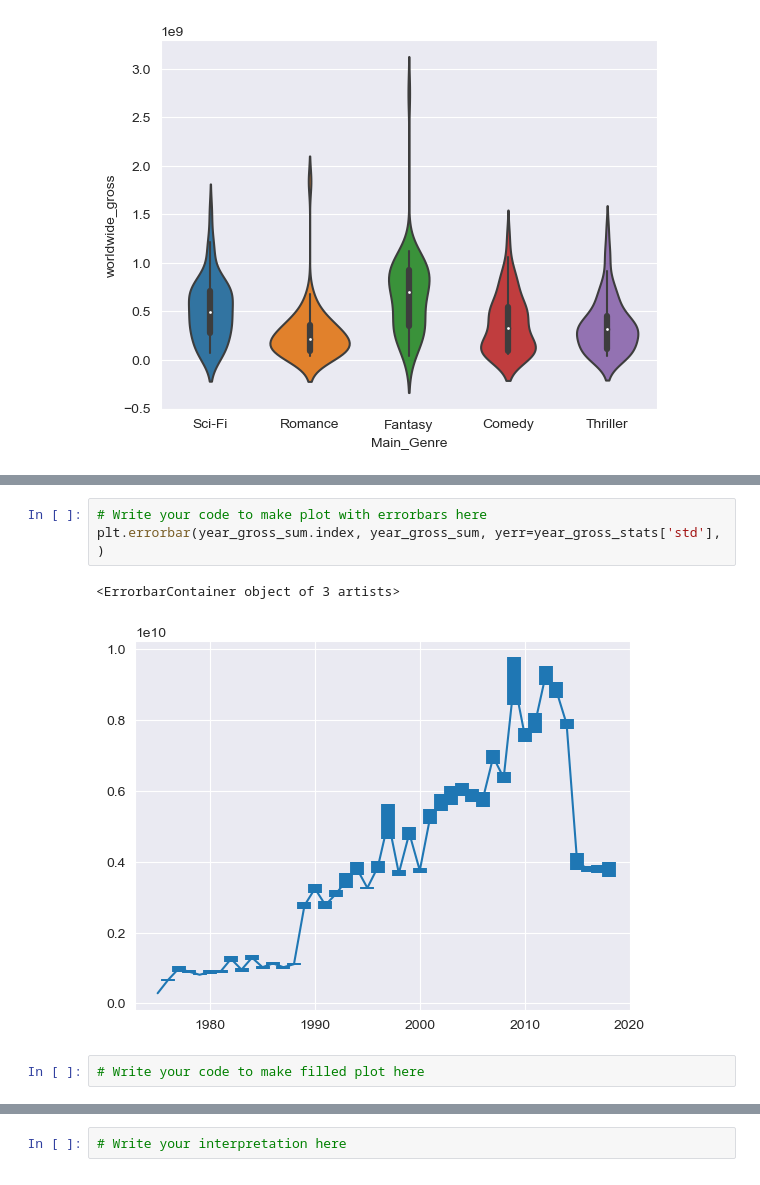
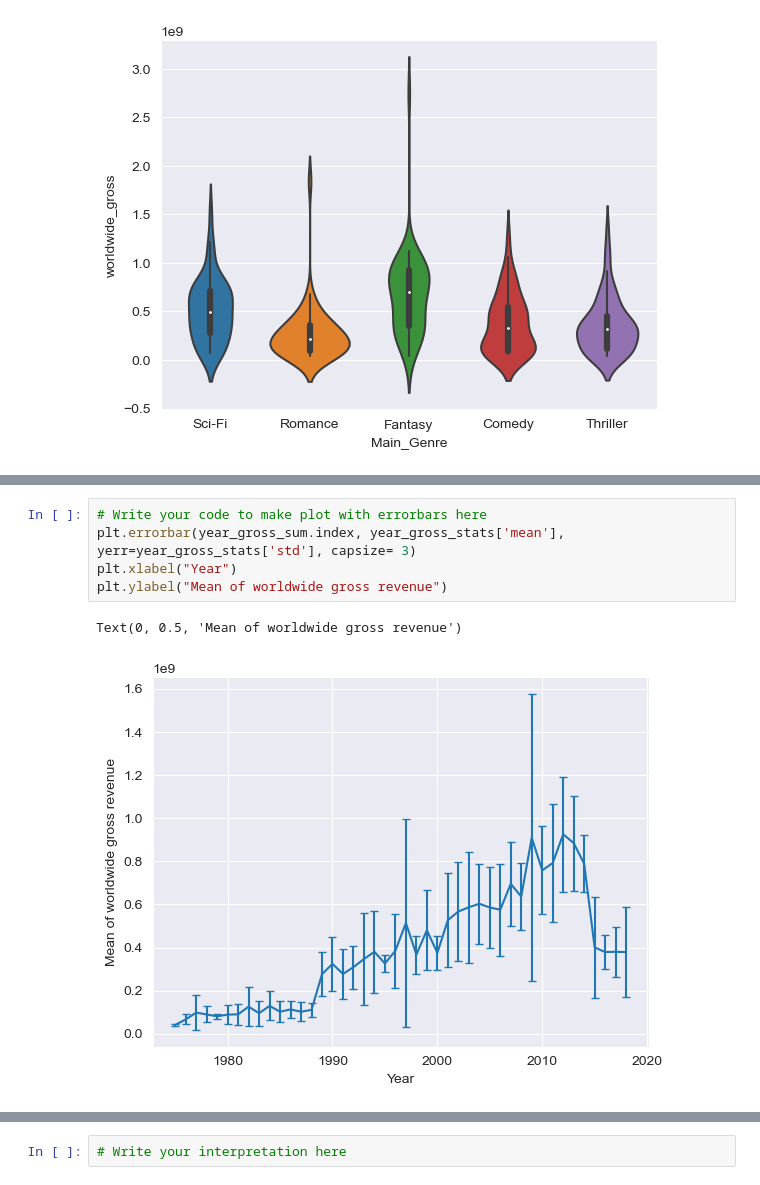
Before and after one commit to 2Tricky4u/ADA2023, a Jupyter notebook: Exercises/02 - Data viz and data from the web/Becoming a DataVizard exercise.ipynb, the cells around one changed output, grey strips where cells are left out. Saved outputs shown, nothing was run; the diff lists cells and outputs as text.

```diff
--- a/Exercises/02 - Data viz and data from the web/Becoming a DataVizard exercise.ipynb
+++ b/Exercises/02 - Data viz and data from the web/Becoming a DataVizard exercise.ipynb
@@ -206,9 +206,9 @@ year_gross_stats
 | 2018 | 10.0 | 3.786045e+08 | 2.079902e+08 | 199721727.0 | 2.144878e+08 | 269325265.0 | 5.606286e+08 | 7.000596e+08 |
 # %%
 # Write your code to make plot with errorbars here
-plt.errorbar(year_gross_sum.index, year_gross_sum, yerr=year_gross_stats['std'], )
+plt.errorbar(year_gross_sum.index, year_gross_stats['mean'], yerr=year_gross_stats['std'], capsize= 3)
+plt.xlabel("Year")
+plt.ylabel("Mean of worldwide gross revenue")
 # %% [output]
-<ErrorbarContainer object of 3 artists>
+Text(0, 0.5, 'Mean of worldwide gross revenue')
-[figure, old version]
+[figure, new version]
-# %%
-# Write your code to make filled plot here
```
Also changed, not shown: parts of 8 cells of this notebook.
